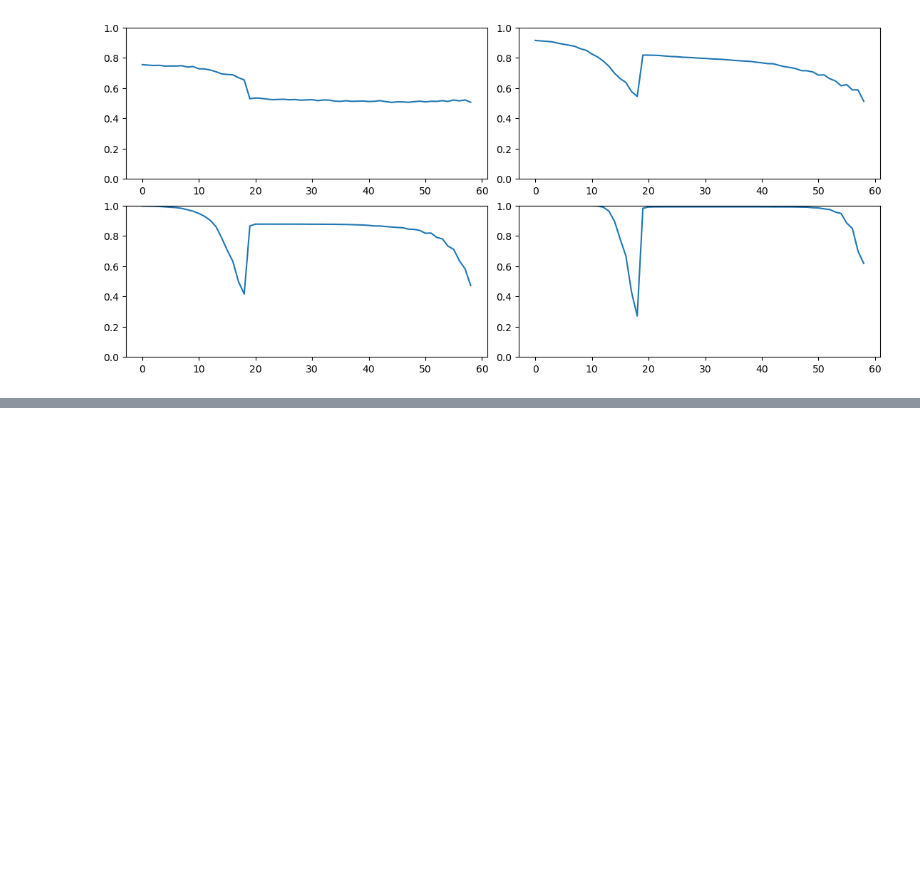
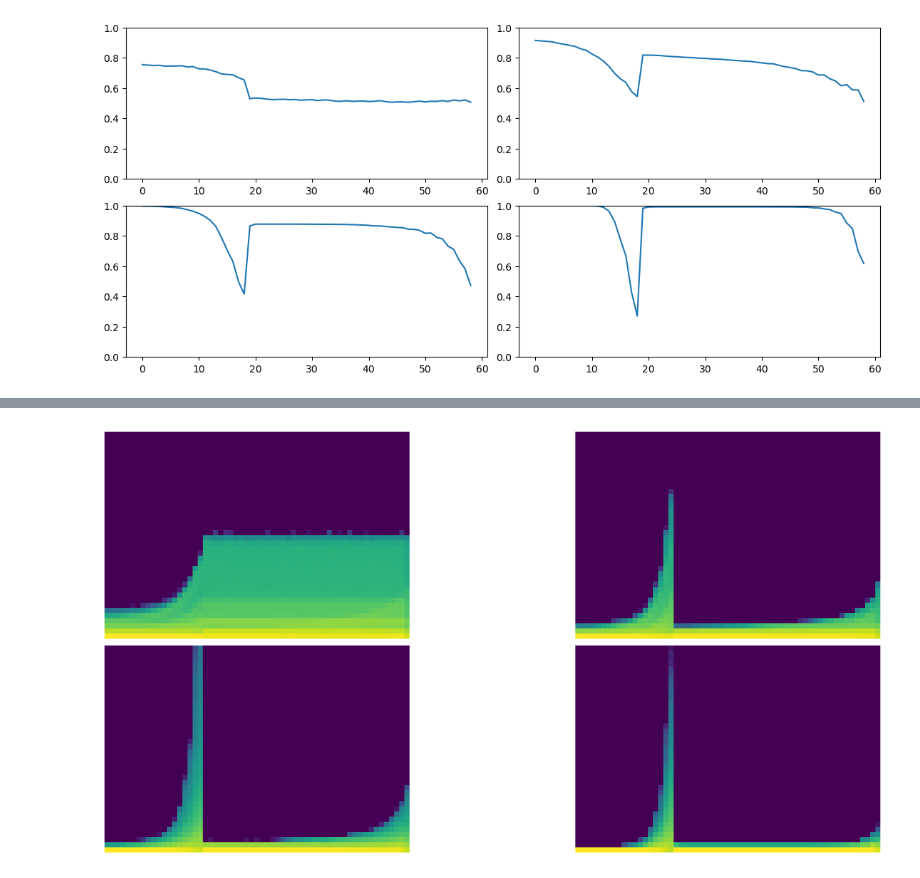
Before and after one commit to bachaudhry/FastAI-22-23, a Jupyter notebook: course_part_2/10_activations.ipynb, the cells around one changed output, grey strips where cells are left out. Drawn from its saved outputs; the diff is of its cells as text; code cells hidden in the pictures; blank space fills up the shorter version.

```diff
--- a/course_part_2/10_activations.ipynb
+++ b/course_part_2/10_activations.ipynb
@@ -392,0 +429,4 @@ for ax,h in zip(axes.flatten(), hc):
+# %%
+astats.color_dim();
+# %% [output]
+[figure, added]
```
Also changed, not shown: parts of 7 cells of this notebook.
